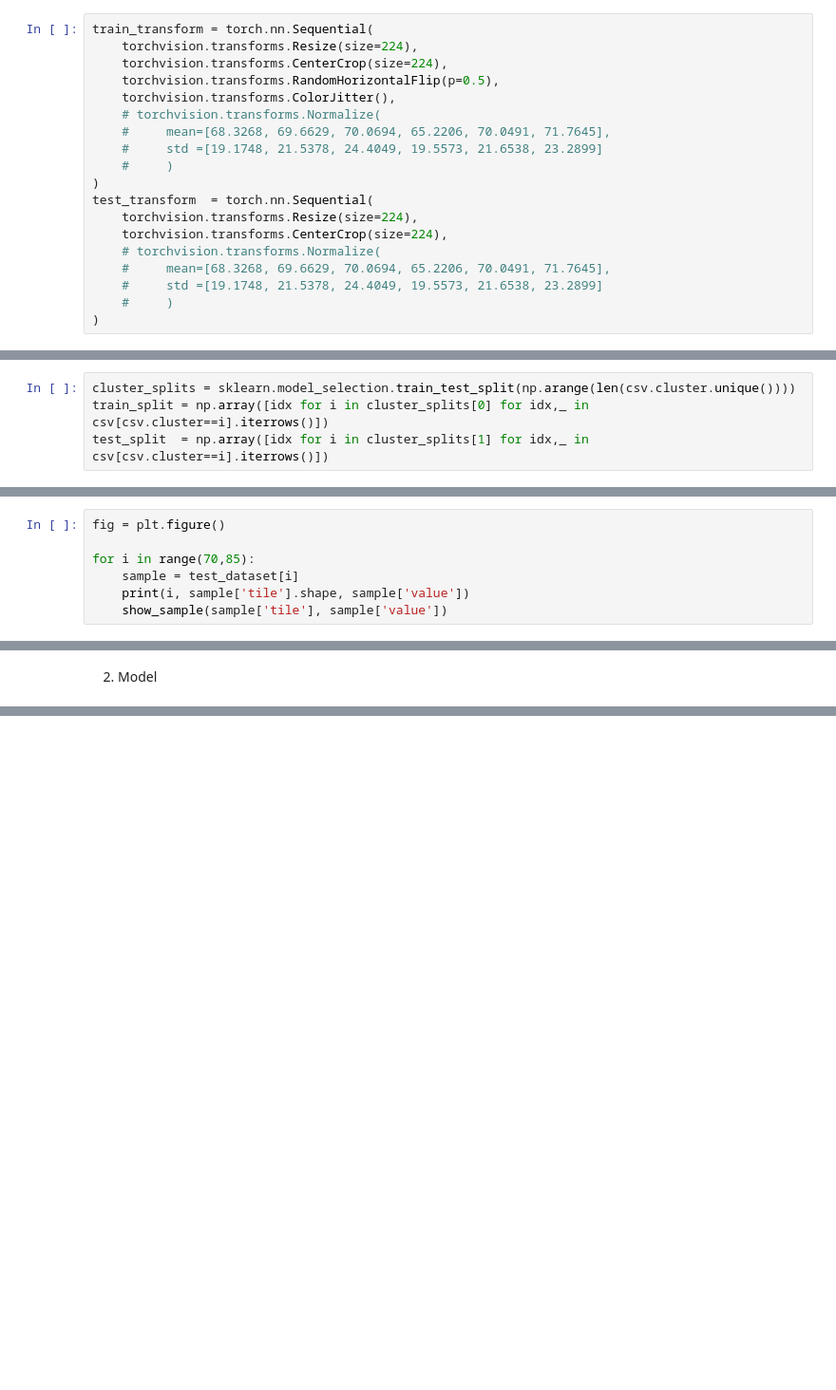
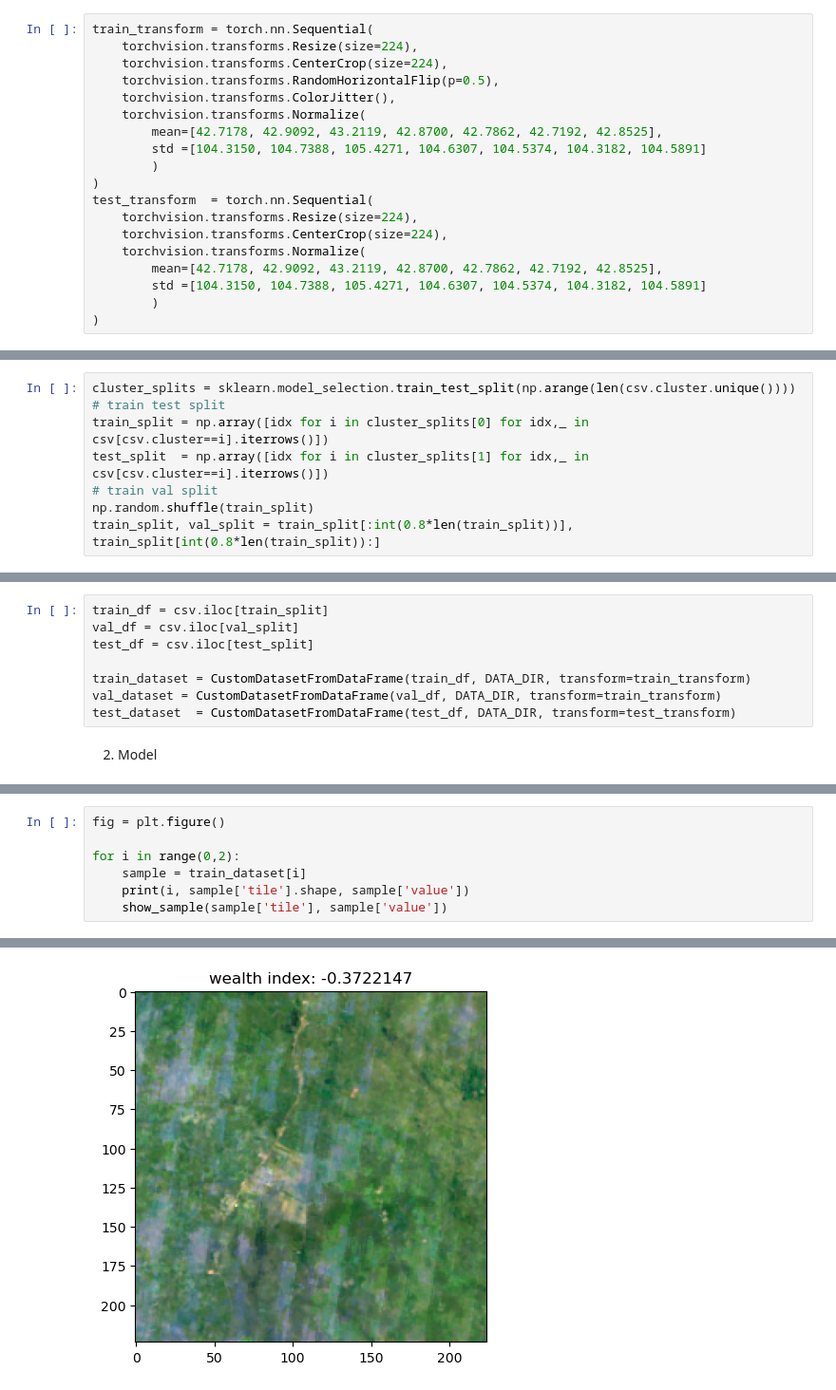
Before and after one commit to mpa-poverty/2-mpa, a Jupyter notebook: training_loop.ipynb, the cells around one changed output, grey strips where cells are left out. Shown at 95% size. Cells and saved outputs as stored; diff of their text form; blank space fills up the shorter version.

Commit message:
Baseline training #01

```diff
--- a/training_loop.ipynb
+++ b/training_loop.ipynb
@@ -73,16 +78,16 @@ train_transform = torch.nn.Sequential(
     torchvision.transforms.CenterCrop(size=224),
     torchvision.transforms.RandomHorizontalFlip(p=0.5),
     torchvision.transforms.ColorJitter(),
-    # torchvision.transforms.Normalize(
-    #     mean=[68.3268, 69.6629, 70.0694, 65.2206, 70.0491, 71.7645],
-    #     std =[19.1748, 21.5378, 24.4049, 19.5573, 21.6538, 23.2899]
-    #     )
+    torchvision.transforms.Normalize(
+        mean=[42.7178, 42.9092, 43.2119, 42.8700, 42.7862, 42.7192, 42.8525],
+        std =[104.3150, 104.7388, 105.4271, 104.6307, 104.5374, 104.3182, 104.5891]
+        )
 )
 test_transform  = torch.nn.Sequential(
     torchvision.transforms.Resize(size=224),
     torchvision.transforms.CenterCrop(size=224),
-    # torchvision.transforms.Normalize(
-    #     mean=[68.3268, 69.6629, 70.0694, 65.2206, 70.0491, 71.7645],
-    #     std =[19.1748, 21.5378, 24.4049, 19.5573, 21.6538, 23.2899]
-    #     )
+    torchvision.transforms.Normalize(
+        mean=[42.7178, 42.9092, 43.2119, 42.8700, 42.7862, 42.7192, 42.8525],
+        std =[104.3150, 104.7388, 105.4271, 104.6307, 104.5374, 104.3182, 104.5891]
+        )
 )
@@ -92,4 +94,8 @@ test_dataset  = CustomDatasetFromCSV(CSV_PATH, DATA_DIR, transform=test_transfor
 # %%
 cluster_splits = sklearn.model_selection.train_test_split(np.arange(len(csv.cluster.unique())))
+# train test split
 train_split = np.array([idx for i in cluster_splits[0] for idx,_ in csv[csv.cluster==i].iterrows()])
 test_split  = np.array([idx for i in cluster_splits[1] for idx,_ in csv[csv.cluster==i].iterrows()])
+# train val split
+np.random.shuffle(train_split)
+train_split, val_split = train_split[:int(0.8*len(train_split))], train_split[int(0.8*len(train_split)):]
@@ -99,7 +101,0 @@ assert test_split[np.in1d(test_split, train_split)].size == 0
-# %%
-fig = plt.figure()
-
-for i in range(70,85):
-    sample = test_dataset[i]
-    print(i, sample['tile'].shape, sample['value'])
-    show_sample(sample['tile'], sample['value'])
@@ -120,3 +102,11 @@ for i in range(70,85):
+# %%
+train_df = csv.iloc[train_split]
+val_df = csv.iloc[val_split]
+test_df = csv.iloc[test_split]
+
+train_dataset = CustomDatasetFromDataFrame(train_df, DATA_DIR, transform=train_transform)
+val_dataset = CustomDatasetFromDataFrame(val_df, DATA_DIR, transform=train_transform)
+test_dataset  = CustomDatasetFromDataFrame(test_df, DATA_DIR, transform=test_transform)
 # %% [markdown]
 2. Model
 # %%
@@ -134,0 +123,8 @@ AttributeError: 'dict' object has no attribute 'shape'
+# %%
+fig = plt.figure()
+
+for i in range(0,2):
+    sample = train_dataset[i]
+    print(i, sample['tile'].shape, sample['value'])
+    show_sample(sample['tile'], sample['value'])
+# %% [output]
@@ -134,0 +134 @@ AttributeError: 'dict' object has no attribute 'shape'
+[figure, new version]
```
Also changed, not shown: parts of 13 cells of this notebook, 7 other files.
